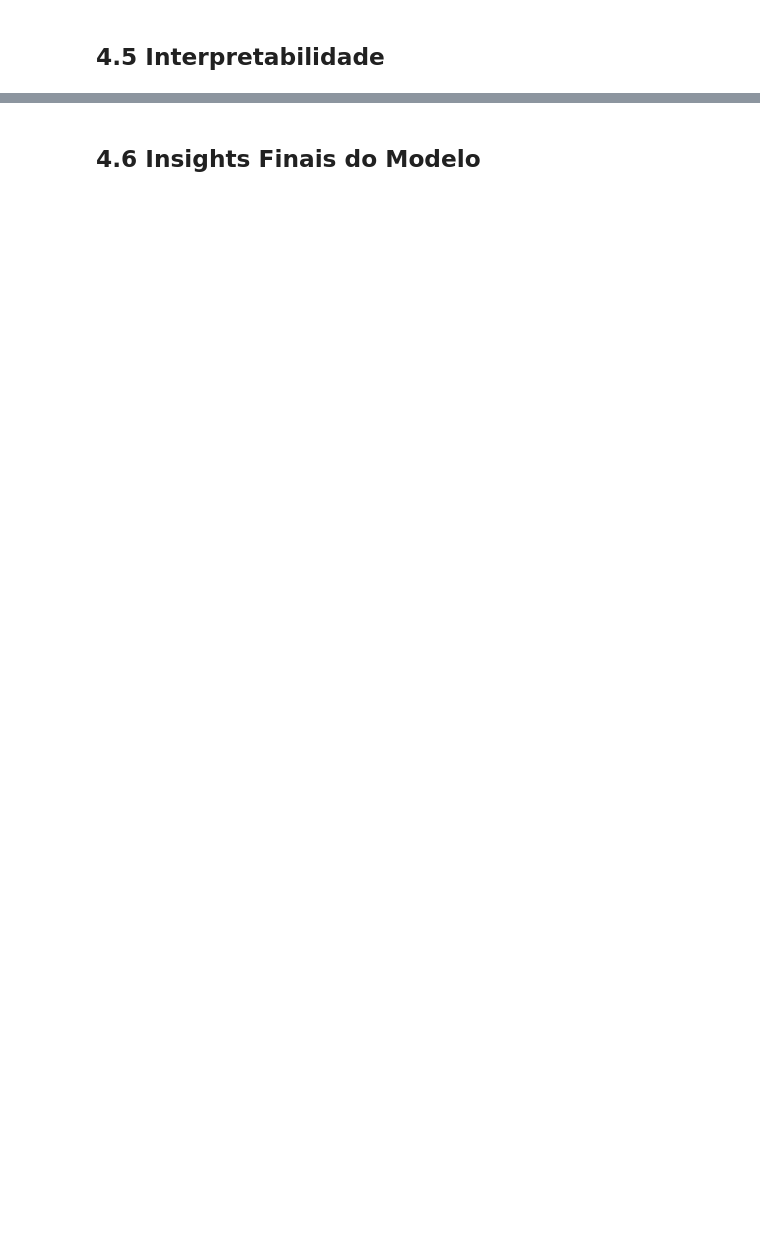
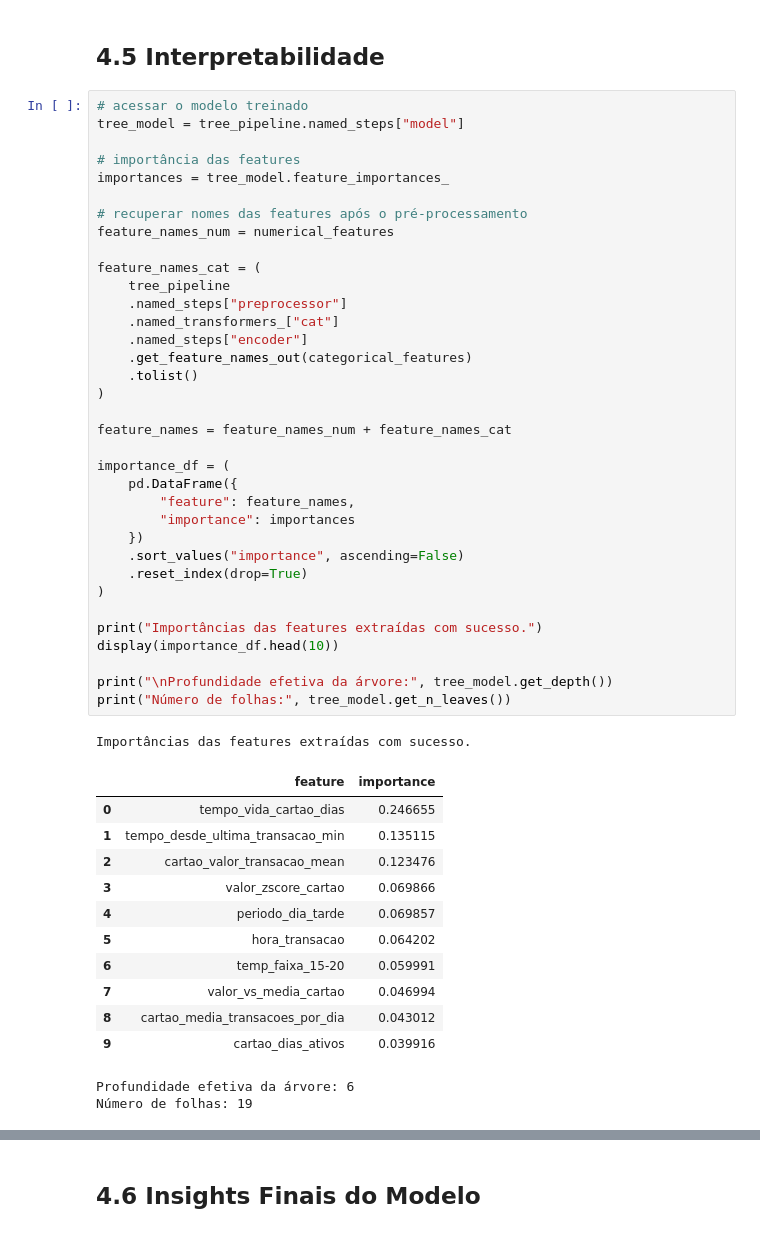
Before and after one commit to lpdata/fraude_bilhetagem, a Jupyter notebook: notebooks/03_modelagem.ipynb, the cells around one changed output, grey strips where cells are left out. Drawn from its saved outputs; the diff is of its cells as text; blank space fills up the shorter version.

```diff
--- a/notebooks/03_modelagem.ipynb
+++ b/notebooks/03_modelagem.ipynb
@@ -1318,2 +1536,52 @@ Top 10 sinais NEGATIVOS (reduzem probabilidade de fraude):
 # %% [markdown]
 ## 4.5 Interpretabilidade
+# %%
+# acessar o modelo treinado
+tree_model = tree_pipeline.named_steps["model"]
+
+# importância das features
+importances = tree_model.feature_importances_
+
+# recuperar nomes das features após o pré-processamento
+feature_names_num = numerical_features
+
+feature_names_cat = (
+    tree_pipeline
+    .named_steps["preprocessor"]
+    .named_transformers_["cat"]
+    .named_steps["encoder"]
+    .get_feature_names_out(categorical_features)
+    .tolist()
+)
+
+feature_names = feature_names_num + feature_names_cat
+
+importance_df = (
+    pd.DataFrame({
+        "feature": feature_names,
+        "importance": importances
+    })
+    .sort_values("importance", ascending=False)
+    .reset_index(drop=True)
+)
+
+print("Importâncias das features extraídas com sucesso.")
+display(importance_df.head(10))
+
+print("\nProfundidade efetiva da árvore:", tree_model.get_depth())
+print("Número de folhas:", tree_model.get_n_leaves())
+# %% [output]
+Importâncias das features extraídas com sucesso.
+|  | feature | importance |
+| 0 | tempo_vida_cartao_dias | 0.246655 |
+| 1 | tempo_desde_ultima_transacao_min | 0.135115 |
+| 2 | cartao_valor_transacao_mean | 0.123476 |
+| 3 | valor_zscore_cartao | 0.069866 |
+| 4 | periodo_dia_tarde | 0.069857 |
+| 5 | hora_transacao | 0.064202 |
+| 6 | temp_faixa_15-20 | 0.059991 |
+| 7 | valor_vs_media_cartao | 0.046994 |
+| 8 | cartao_media_transacoes_por_dia | 0.043012 |
+| 9 | cartao_dias_ativos | 0.039916 |
+Profundidade efetiva da árvore: 6
+Número de folhas: 19
```
Also changed, not shown: parts of 15 cells of this notebook.
